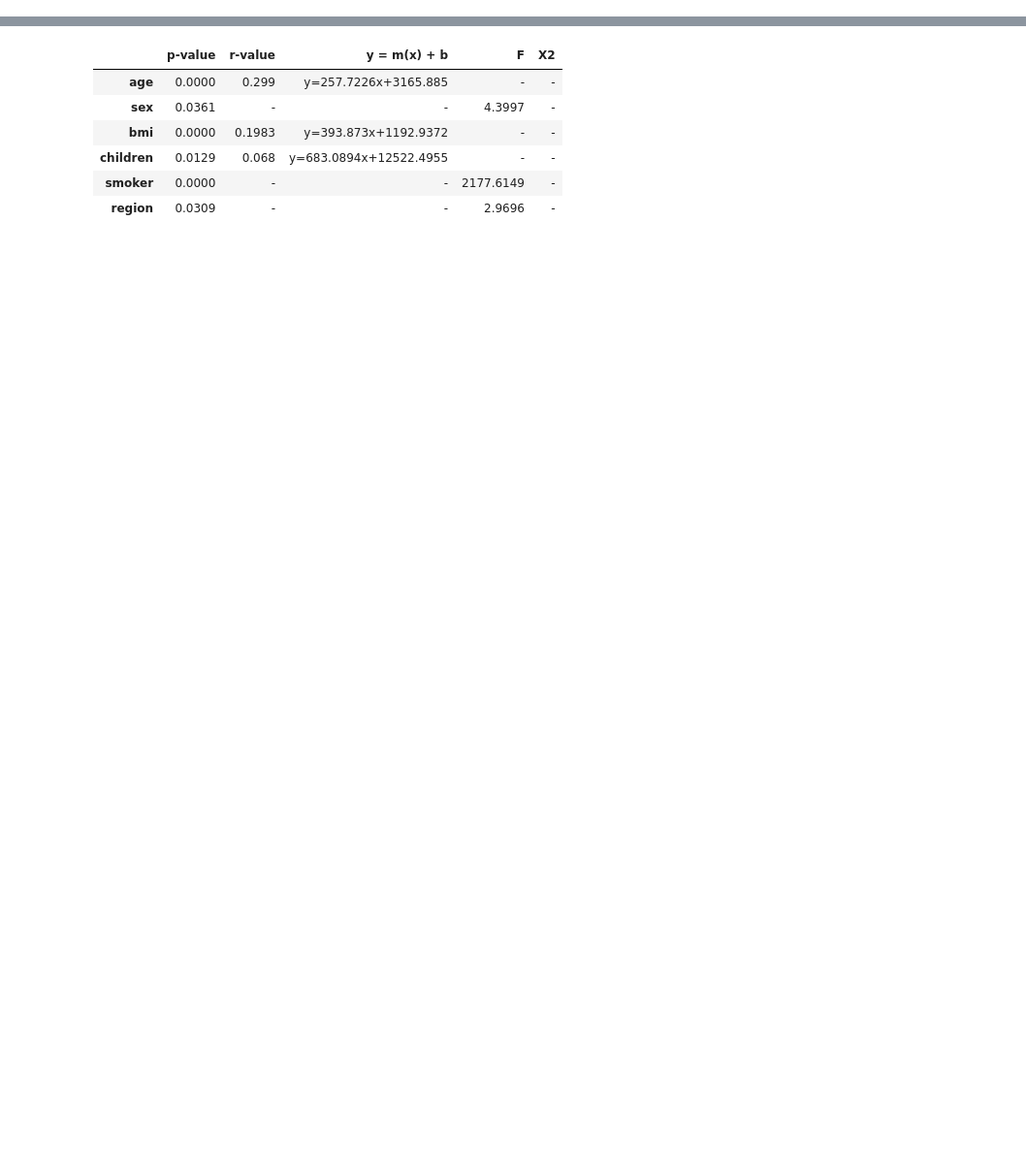
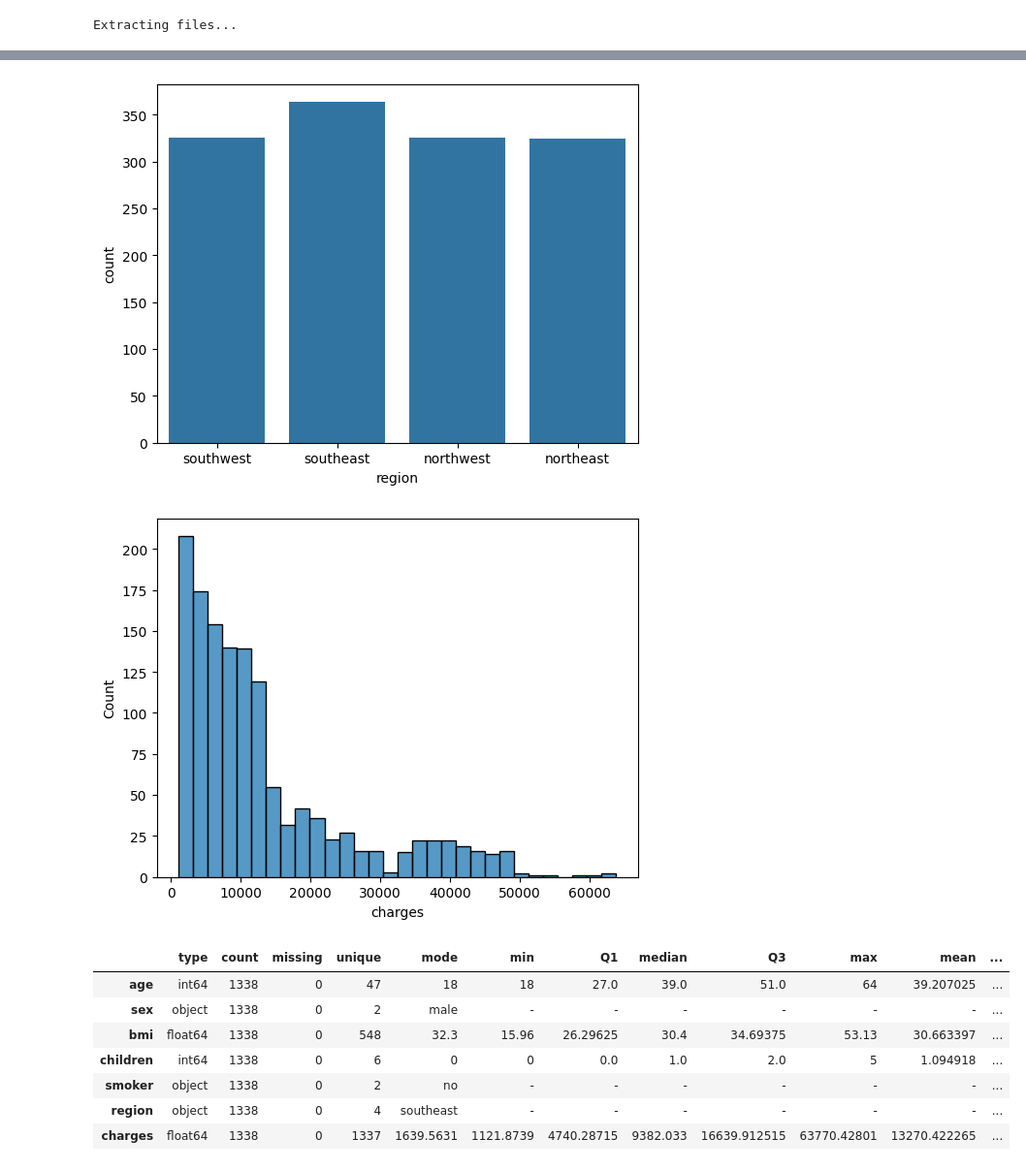
Before and after one commit to Dipto1971/Statistical-Analysis-Data-Science, a Jupyter notebook: Assignment/EDA_Automation.ipynb, the cells around one changed output, grey strips where cells are left out. Shown at 97% size. Cells and saved outputs as stored; diff of their text form; code cells hidden in the pictures; blank space fills up the shorter version.

```diff
--- a/Assignment/EDA_Automation.ipynb
+++ b/Assignment/EDA_Automation.ipynb
@@ -98,6 +98,6 @@ health_insurance_data = kagglehub.dataset_download("teertha/ushealthinsurancedat
 df_insurance = pd.read_csv(health_insurance_data + "/insurance.csv")
 # df = pd.read_csv(mental_heath_data + "/Raw Data.csv")
 
-# univariate(df_insurance)
-bivariate_stats(df_insurance, 'charges')
+univariate(df_insurance)
+# bivariate_stats(df_insurance, 'charges')
 # %% [output]
@@ -105,0 +107 @@ Warning: Looks like you're using an outdated `kagglehub` version (installed: 0.3
+Extracting files...
@@ -106,7 +113,10 @@ Warning: Looks like you're using an outdated `kagglehub` version (installed: 0.3
+[figure, added]
+[figure, added]
-|  | p-value | r-value | y = m(x) + b | F | X2 |
-| age | 0.0000 | 0.299 | y=257.7226x+3165.885 | - | - |
-| sex | 0.0361 | - | - | 4.3997 | - |
-| bmi | 0.0000 | 0.1983 | y=393.873x+1192.9372 | - | - |
-| children | 0.0129 | 0.068 | y=683.0894x+12522.4955 | - | - |
-| smoker | 0.0000 | - | - | 2177.6149 | - |
-| region | 0.0309 | - | - | 2.9696 | - |
+|  | type | count | missing | unique | mode | min | Q1 | median | Q3 | max | mean | ... |
+| age | int64 | 1338 | 0 | 47 | 18 | 18 | 27.0 | 39.0 | 51.0 | 64 | 39.207025 | ... |
+| sex | object | 1338 | 0 | 2 | male | - | - | - | - | - | - | ... |
+| bmi | float64 | 1338 | 0 | 548 | 32.3 | 15.96 | 26.29625 | 30.4 | 34.69375 | 53.13 | 30.663397 | ... |
+| children | int64 | 1338 | 0 | 6 | 0 | 0 | 0.0 | 1.0 | 2.0 | 5 | 1.094918 | ... |
+| smoker | object | 1338 | 0 | 2 | no | - | - | - | - | - | - | ... |
+| region | object | 1338 | 0 | 4 | southeast | - | - | - | - | - | - | ... |
+| charges | float64 | 1338 | 0 | 1337 | 1639.5631 | 1121.8739 | 4740.28715 | 9382.033 | 16639.912515 | 63770.42801 | 13270.422265 | ... |
```
Also changed, not shown: parts of 1 cell of this notebook.
